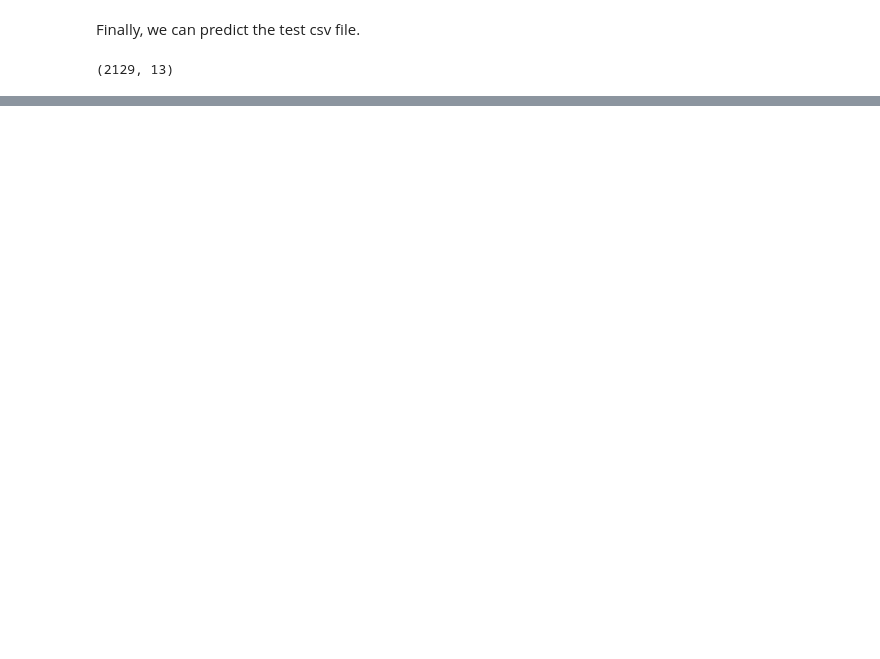
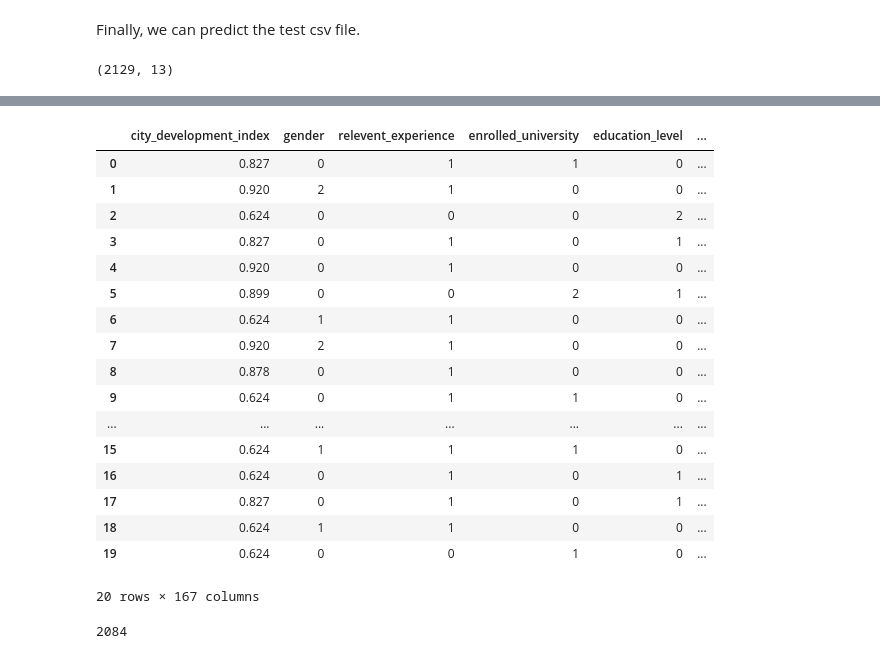
Before and after one commit to ramosmatiashernan/Road-to-Data-Scientist-II, a Jupyter notebook: Road to data science II/Jupyter notebook/Road to data Science II.ipynb, the cells around one changed output, grey strips where cells are left out. Drawn from its saved outputs; the diff is of its cells as text; code cells hidden in the pictures; blank space fills up the shorter version.

```diff
--- a/Road to data science II/Jupyter notebook/Road to data Science II.ipynb
+++ b/Road to data science II/Jupyter notebook/Road to data Science II.ipynb
@@ -1038,7 +1039,7 @@ Text(95.72222222222221, 0.5, 'Truth')
 # %% [markdown]
 Finally, we can predict the test csv file.
 # %%
-df_test = pd.read_csv('D:/ESCRITORIO/Github/Road to data science II/Dataset/aug_test.csv')
+df_test = pd.read_csv('D:/Usuarios/mramos/Desktop/Github/Road to data science II/Dataset/aug_test.csv')
 df_test.shape
 # %% [output]
 (2129, 13)
@@ -1048,0 +1133,8 @@ def preprocess(df):
+# %%
+def predict(X):
+    X_preprocessed = preprocess_for_prediction(X)
+    y_pred = clf.predict(X_preprocessed)
+
+    return X_preprocessed,y_pred
+# %%
+X_preprocessed,y_pred = predict(df_test)
@@ -1048,0 +1152,25 @@ def preprocess(df):
+# %%
+X_preprocessed.head(20)
+# %% [output]
+|  | city_development_index | gender | relevent_experience | enrolled_university | education_level | ... |
+| 0 | 0.827 | 0 | 1 | 1 | 0 | ... |
+| 1 | 0.920 | 2 | 1 | 0 | 0 | ... |
+| 2 | 0.624 | 0 | 0 | 0 | 2 | ... |
+| 3 | 0.827 | 0 | 1 | 0 | 1 | ... |
+| 4 | 0.920 | 0 | 1 | 0 | 0 | ... |
+| 5 | 0.899 | 0 | 0 | 2 | 1 | ... |
+| 6 | 0.624 | 1 | 1 | 0 | 0 | ... |
+| 7 | 0.920 | 2 | 1 | 0 | 0 | ... |
+| 8 | 0.878 | 0 | 1 | 0 | 0 | ... |
+| 9 | 0.624 | 0 | 1 | 1 | 0 | ... |
+| ... | ... | ... | ... | ... | ... | ... |
+| 15 | 0.624 | 1 | 1 | 1 | 0 | ... |
+| 16 | 0.624 | 0 | 1 | 0 | 1 | ... |
+| 17 | 0.827 | 0 | 1 | 0 | 1 | ... |
+| 18 | 0.624 | 1 | 1 | 0 | 0 | ... |
+| 19 | 0.624 | 0 | 0 | 1 | 0 | ... |
+20 rows × 167 columns
+# %%
+len(y_pred)
+# %% [output]
+2084
```
Also changed, not shown: parts of 45 cells of this notebook.
